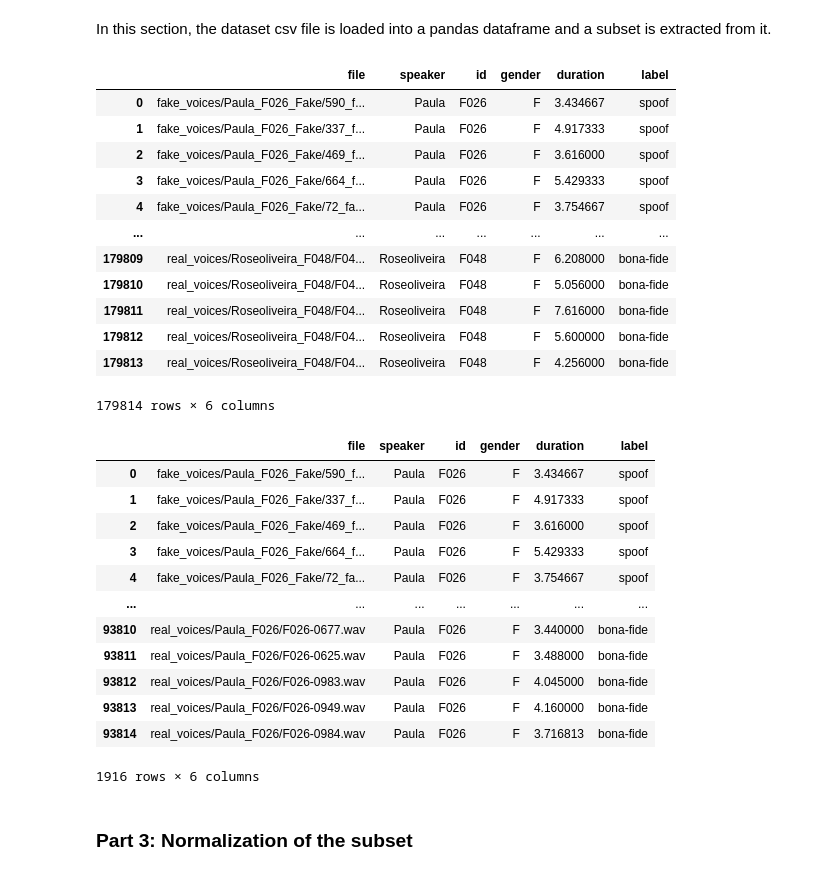
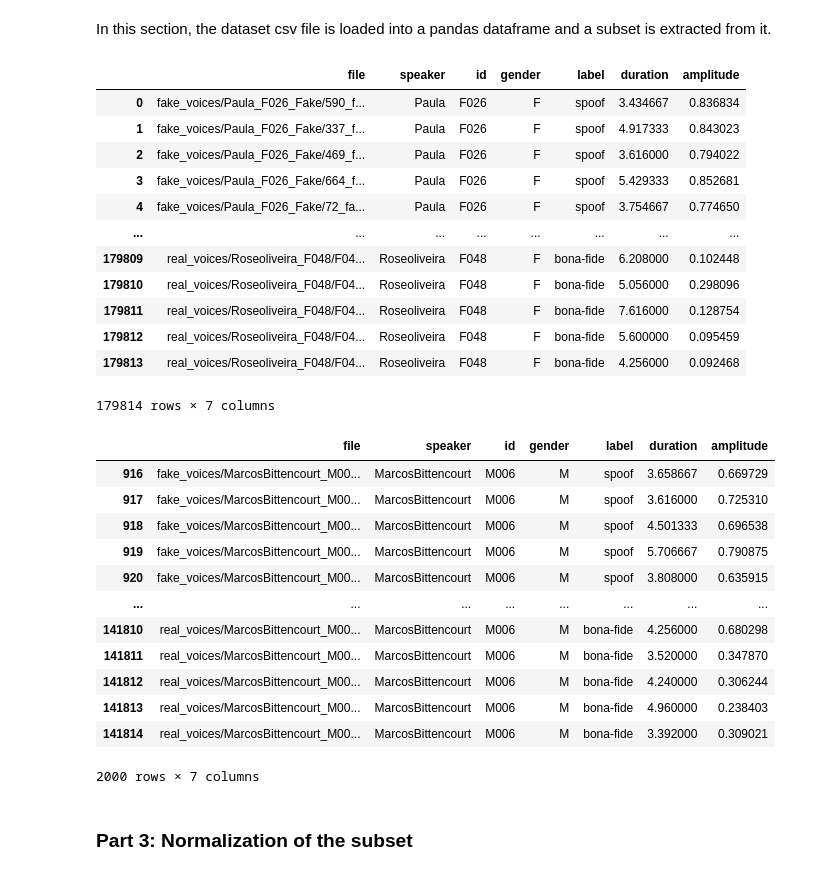
Before and after one commit to KARAS-SSL/AUDIOS, a Jupyter notebook: src/notebooks/dataset_normalization.ipynb, the cells around one changed output. Drawn from its saved outputs; the diff is of its cells as text; code cells hidden in the pictures.

```diff
--- a/src/notebooks/dataset_normalization.ipynb
+++ b/src/notebooks/dataset_normalization.ipynb
@@ -124,0 +36,11 @@ def normalize_dataset(dataset, norm_func, **kwargs):
+# %%
+# Define paths
+BASE_DATASET_PATH       = os.path.join(os.getcwd(), "datasets")
+RELEASE_DATASET_PATH    = os.path.join(BASE_DATASET_PATH, "release")
+NORMALIZED_DATASET_PATH = os.path.join(BASE_DATASET_PATH, "normalized")
+
+SPEAKER_TO_NORMALIZE         = "M006"
+SPEAKER_RELEASE_META_PATH    = os.path.join(RELEASE_DATASET_PATH, f"meta_{SPEAKER_TO_NORMALIZE}.csv")
+SPEAKER_NORMALIZED_META_PATH = os.path.join(NORMALIZED_DATASET_PATH, "files-metadata.csv")
+
+print("Done!")
@@ -153,40 +82,41 @@ def analyze(data, title):
 # %% [markdown]
 In this section, the dataset csv file is loaded into a pandas dataframe and a subset is extracted from it.
 # %%
-dataset_metadata_df = pd.read_csv(os.path.join(PATH_TO_DATASET, 'meta.csv'), keep_default_na=False)
+dataset_metadata_df = pd.read_csv(os.path.join(RELEASE_DATASET_PATH, 'files-metadata_duration_amplitude.csv'), keep_default_na=False)
 dataset_metadata_df
 # %% [output]
-|  | file | speaker | id | gender | duration | label |
-| 0 | fake_voices/Paula_F026_Fake/590_f... | Paula | F026 | F | 3.434667 | spoof |
-| 1 | fake_voices/Paula_F026_Fake/337_f... | Paula | F026 | F | 4.917333 | spoof |
-| 2 | fake_voices/Paula_F026_Fake/469_f... | Paula | F026 | F | 3.616000 | spoof |
-| 3 | fake_voices/Paula_F026_Fake/664_f... | Paula | F026 | F | 5.429333 | spoof |
-| 4 | fake_voices/Paula_F026_Fake/72_fa... | Paula | F026 | F | 3.754667 | spoof |
-| ... | ... | ... | ... | ... | ... | ... |
-| 179809 | real_voices/Roseoliveira_F048/F04... | Roseoliveira | F048 | F | 6.208000 | bona-fide |
-| 179810 | real_voices/Roseoliveira_F048/F04... | Roseoliveira | F048 | F | 5.056000 | bona-fide |
-| 179811 | real_voices/Roseoliveira_F048/F04... | Roseoliveira | F048 | F | 7.616000 | bona-fide |
-| 179812 | real_voices/Roseoliveira_F048/F04... | Roseoliveira | F048 | F | 5.600000 | bona-fide |
-| 179813 | real_voices/Roseoliveira_F048/F04... | Roseoliveira | F048 | F | 4.256000 | bona-fide |
+|  | file | speaker | id | gender | label | duration | amplitude |
+| 0 | fake_voices/Paula_F026_Fake/590_f... | Paula | F026 | F | spoof | 3.434667 | 0.836834 |
+| 1 | fake_voices/Paula_F026_Fake/337_f... | Paula | F026 | F | spoof | 4.917333 | 0.843023 |
+| 2 | fake_voices/Paula_F026_Fake/469_f... | Paula | F026 | F | spoof | 3.616000 | 0.794022 |
+| 3 | fake_voices/Paula_F026_Fake/664_f... | Paula | F026 | F | spoof | 5.429333 | 0.852681 |
+| 4 | fake_voices/Paula_F026_Fake/72_fa... | Paula | F026 | F | spoof | 3.754667 | 0.774650 |
+| ... | ... | ... | ... | ... | ... | ... | ... |
+| 179809 | real_voices/Roseoliveira_F048/F04... | Roseoliveira | F048 | F | bona-fide | 6.208000 | 0.102448 |
+| 179810 | real_voices/Roseoliveira_F048/F04... | Roseoliveira | F048 | F | bona-fide | 5.056000 | 0.298096 |
+| 179811 | real_voices/Roseoliveira_F048/F04... | Roseoliveira | F048 | F | bona-fide | 7.616000 | 0.128754 |
+| 179812 | real_voices/Roseoliveira_F048/F04... | Roseoliveira | F048 | F | bona-fide | 5.600000 | 0.095459 |
+| 179813 | real_voices/Roseoliveira_F048/F04... | Roseoliveira | F048 | F | bona-fide | 4.256000 | 0.092468 |
-179814 rows × 6 columns
+179814 rows × 7 columns
 # %%
-# Extract data for speaker F026
-f026_df = dataset_metadata_df.where(dataset_metadata_df["id"] == "F026").dropna()
-f026_df
+# Extract data of the selected speaker
+speaker_df = dataset_metadata_df.where(dataset_metadata_df["id"] == SPEAKER_TO_NORMALIZE).dropna()
+speaker_df.to_csv(SPEAKER_RELEASE_META_PATH, index=False)
+speaker_df
 # %% [output]
-|  | file | speaker | id | gender | duration | label |
-| 0 | fake_voices/Paula_F026_Fake/590_f... | Paula | F026 | F | 3.434667 | spoof |
-| 1 | fake_voices/Paula_F026_Fake/337_f... | Paula | F026 | F | 4.917333 | spoof |
-| 2 | fake_voices/Paula_F026_Fake/469_f... | Paula | F026 | F | 3.616000 | spoof |
-| 3 | fake_voices/Paula_F026_Fake/664_f... | Paula | F026 | F | 5.429333 | spoof |
-| 4 | fake_voices/Paula_F026_Fake/72_fa... | Paula | F026 | F | 3.754667 | spoof |
-| ... | ... | ... | ... | ... | ... | ... |
-| 93810 | real_voices/Paula_F026/F026-0677.wav | Paula | F026 | F | 3.440000 | bona-fide |
-| 93811 | real_voices/Paula_F026/F026-0625.wav | Paula | F026 | F | 3.488000 | bona-fide |
-| 93812 | real_voices/Paula_F026/F026-0983.wav | Paula | F026 | F | 4.045000 | bona-fide |
-| 93813 | real_voices/Paula_F026/F026-0949.wav | Paula | F026 | F | 4.160000 | bona-fide |
-| 93814 | real_voices/Paula_F026/F026-0984.wav | Paula | F026 | F | 3.716813 | bona-fide |
+|  | file | speaker | id | gender | label | duration | amplitude |
+| 916 | fake_voices/MarcosBittencourt_M00... | MarcosBittencourt | M006 | M | spoof | 3.658667 | 0.669729 |
+| 917 | fake_voices/MarcosBittencourt_M00... | MarcosBittencourt | M006 | M | spoof | 3.616000 | 0.725310 |
+| 918 | fake_voices/MarcosBittencourt_M00... | MarcosBittencourt | M006 | M | spoof | 4.501333 | 0.696538 |
+| 919 | fake_voices/MarcosBittencourt_M00... | MarcosBittencourt | M006 | M | spoof | 5.706667 | 0.790875 |
+| 920 | fake_voices/MarcosBittencourt_M00... | MarcosBittencourt | M006 | M | spoof | 3.808000 | 0.635915 |
+| ... | ... | ... | ... | ... | ... | ... | ... |
+| 141810 | real_voices/MarcosBittencourt_M00... | MarcosBittencourt | M006 | M | bona-fide | 4.256000 | 0.680298 |
+| 141811 | real_voices/MarcosBittencourt_M00... | MarcosBittencourt | M006 | M | bona-fide | 3.520000 | 0.347870 |
+| 141812 | real_voices/MarcosBittencourt_M00... | MarcosBittencourt | M006 | M | bona-fide | 4.240000 | 0.306244 |
+| 141813 | real_voices/MarcosBittencourt_M00... | MarcosBittencourt | M006 | M | bona-fide | 4.960000 | 0.238403 |
+| 141814 | real_voices/MarcosBittencourt_M00... | MarcosBittencourt | M006 | M | bona-fide | 3.392000 | 0.309021 |
-1916 rows × 6 columns
+2000 rows × 7 columns
 # %% [markdown]
 ### Part 3: Normalization of the subset <a class="anchor" id="part_03"></a>
 # %% [markdown]
```
Also changed, not shown: parts of 19 cells of this notebook, 2 other files.
